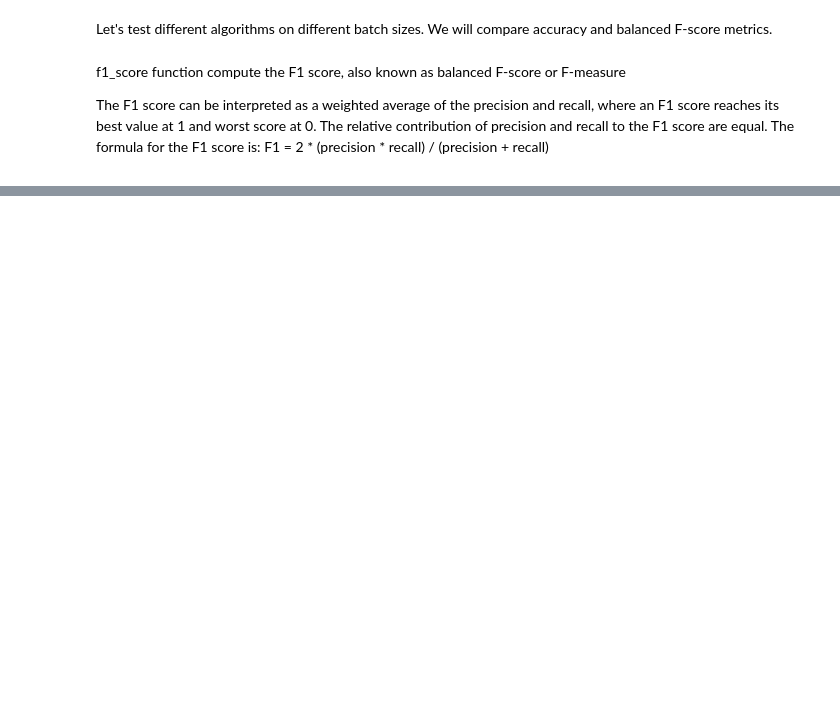
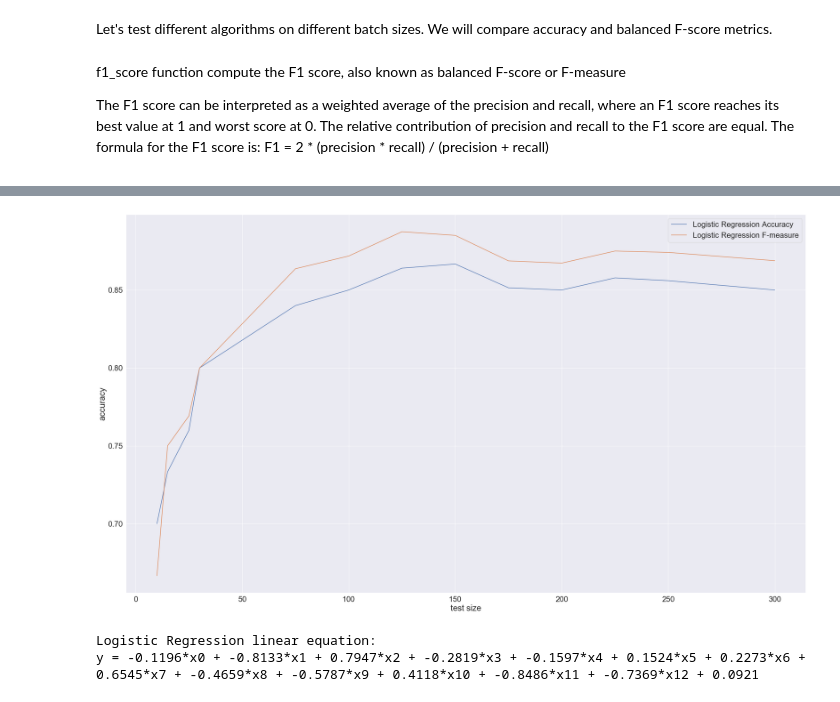
Before and after one commit to altzii/statistics, a Jupyter notebook: Project/project_heart_disease.ipynb, the cells around one changed output, grey strips where cells are left out. Saved outputs shown, nothing was run; the diff lists cells and outputs as text; code cells hidden in the pictures; blank space fills up the shorter version.

```diff
--- a/Project/project_heart_disease.ipynb
+++ b/Project/project_heart_disease.ipynb
@@ -1081,0 +1156,28 @@ plt.show()
+# %%
+plt.figure(figsize=(35, 20))
+
+plt.title("test")
+
+plt.plot(res_test_batch, res_acc_list_lr_acc, label='Logistic Regression Accuracy')
+plt.plot(res_test_batch, res_acc_list_lr_f1, label='Logistic Regression F-measure')
+
+
+plt.xlabel('test size')
+plt.ylabel('accuracy')
+plt.title('')
+plt.legend()
+plt.show()
+# %% [output]
+[figure, added]
+# %%
+print("Logistic Regression linear equation:")
+
+res_y_string = "y = "
+for i in range(13):
+    res_y_string += str(round(res_lr.coef_[0][i], 4))+"*x"+str(i)+" + "
+
+res_y_string += str(round(res_lr.intercept_[0], 4));
+print(y_string)
+# %% [output]
+Logistic Regression linear equation:
+y = -0.1196*x0 + -0.8133*x1 + 0.7947*x2 + -0.2819*x3 + -0.1597*x4 + 0.1524*x5 + 0.2273*x6 + 0.6545*x7 + -0.4659*x8 + -0.5787*x9 + 0.4118*x10 + -0.8486*x11 + -0.7369*x12 + 0.0921
```
Also changed, not shown: parts of 44 cells of this notebook, 1 other file.
